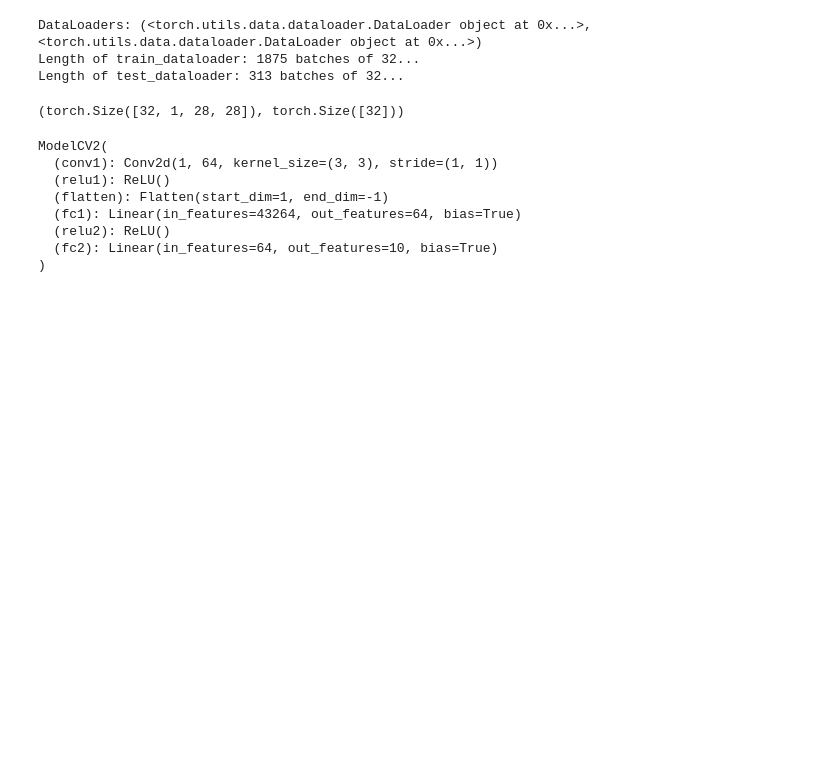
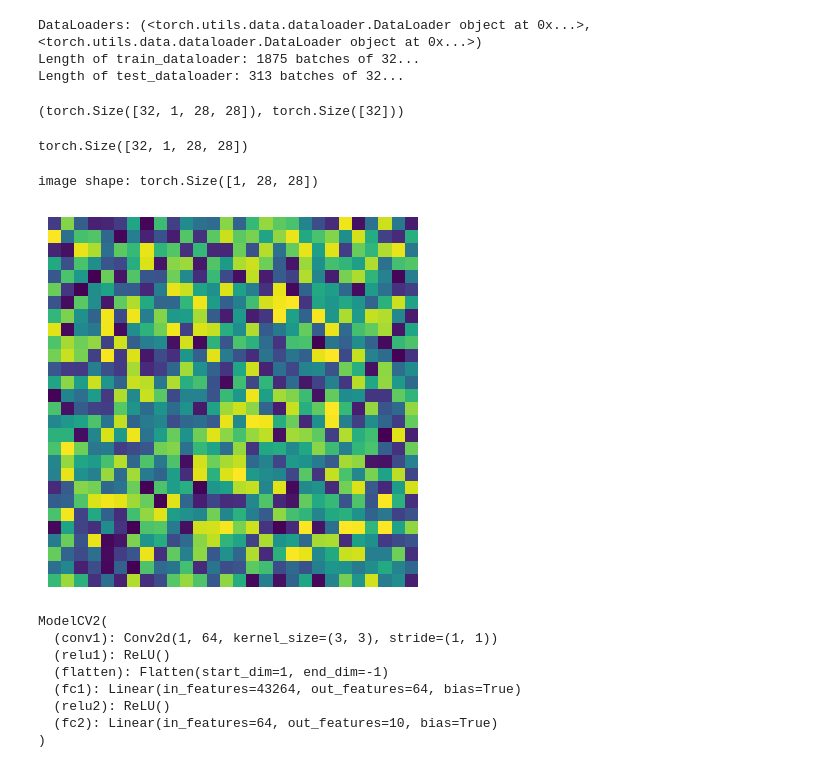
Before and after one commit to Gilberter/Hands-on-Computer-Vision, a Jupyter notebook: sesiones/sesion3/Sesion3_2_DeepLearning.ipynb, the cells around one changed output. Cells and saved outputs as stored; diff of their text form; code cells hidden in the pictures; blank space fills up the shorter version.

```diff
--- a/sesiones/sesion3/Sesion3_2_DeepLearning.ipynb
+++ b/sesiones/sesion3/Sesion3_2_DeepLearning.ipynb
@@ -200,11 +202,25 @@ train_features_batch.shape, train_labels_batch.shape
 # %% [output]
 (torch.Size([32, 1, 28, 28]), torch.Size([32]))
 # %%
-# img_prueba = torch.rand(size=(32,1,28,28))
-# print(img_prueba.shape)
-# labels_len = len(class_names)
-# model = ModelCV2(input_shape=1, hidden_units=64, output_shape=labels_len)
-# salida = model(img_prueba)
+img_prueba = torch.rand(size=(32,1,28,28))
+print(img_prueba.shape)
+labels_len = len(class_names)
+model = ModelCV2(input_shape=1, hidden_units=64, output_shape=labels_len)
+salida = model(img_prueba)
+# %% [output]
+torch.Size([32, 1, 28, 28])
+# %%
+# Imagen de prueba
+
+image_prueba  = img_prueba[31] # Visualizacion
+print(f"image shape: {image_prueba.shape}") # dimension de una imagen
+plt.imshow(image_prueba.squeeze())
+
+plt.axis("off")
+plt.show()
+# %% [output]
+image shape: torch.Size([1, 28, 28])
+[figure, added]
 # %%
 model = ModelCV2(input_shape=1, hidden_units=64, output_shape=len(class_names))
 model
```
Also changed, not shown: parts of 19 cells of this notebook.
